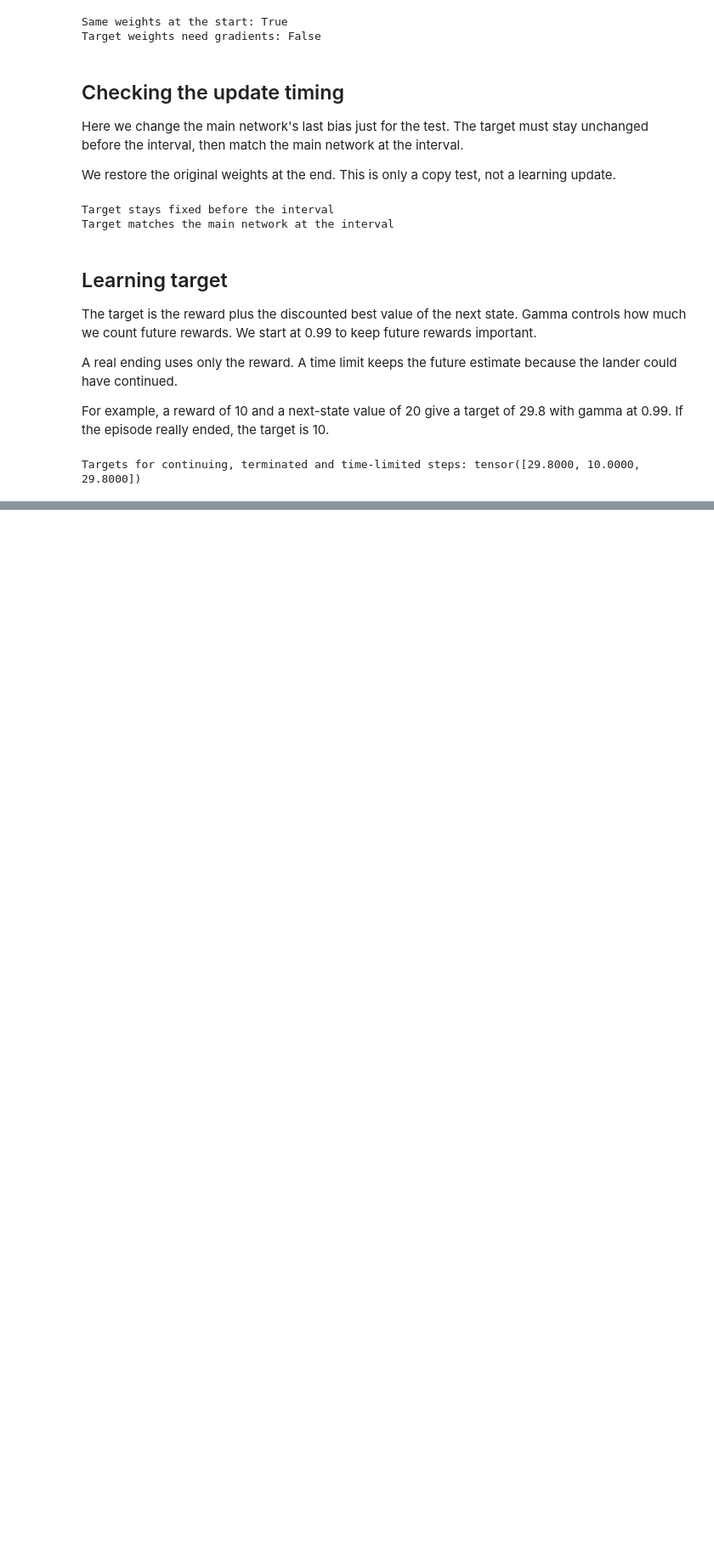
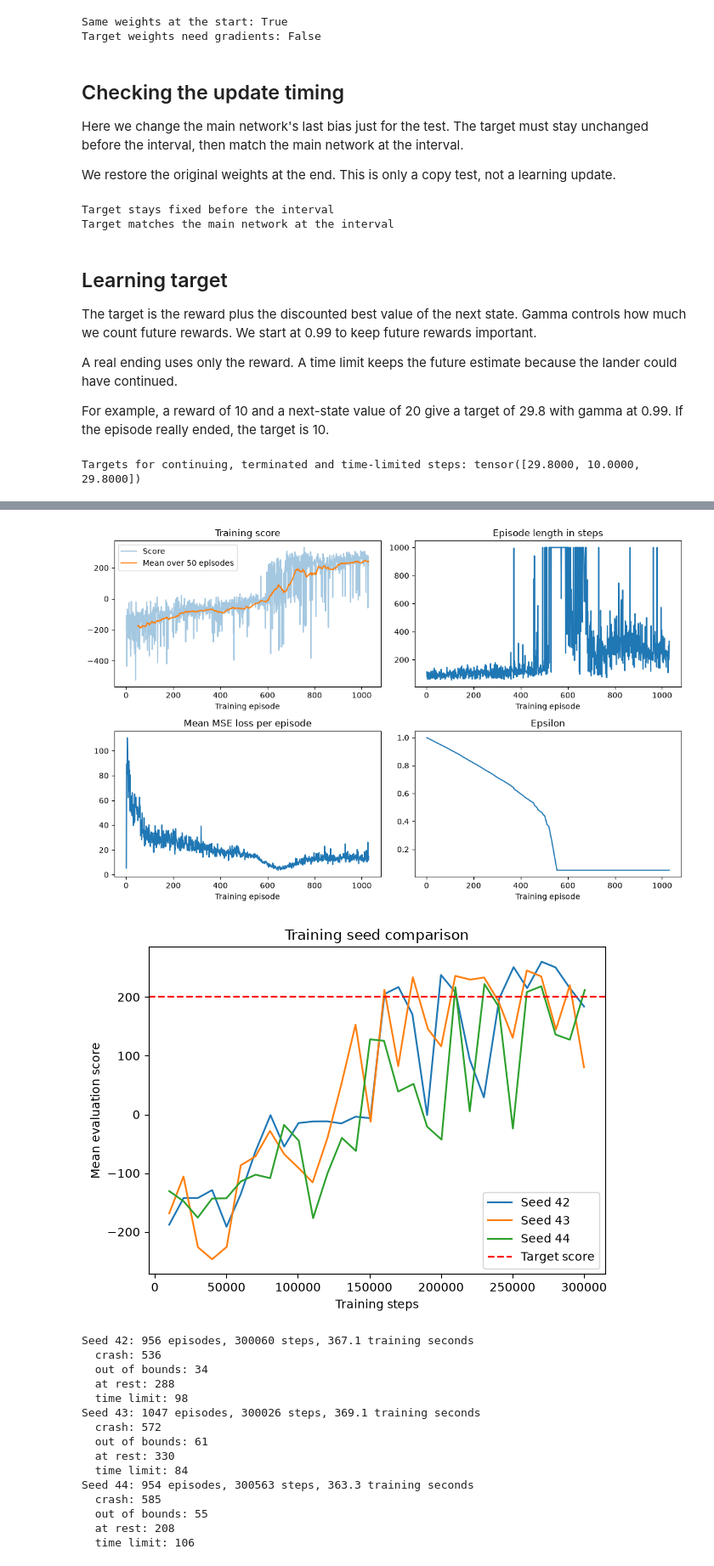
Before and after one commit to AlexandrG1209/starttrek, a Jupyter notebook: dqn.ipynb, the cells around one changed output, grey strips where cells are left out. Shown at 85% size. Saved outputs shown, nothing was run; the diff lists cells and outputs as text; code cells hidden in the pictures; blank space fills up the shorter version.

```diff
--- a/dqn.ipynb
+++ b/dqn.ipynb
@@ -787,0 +688,5 @@ The final evaluation still needs 100 episodes, several seeds and at least one co
+# %%
+other_runs = []
+for seed in TRAIN_SEEDS[1:]:
+    other_runs.append(get_run(seed, LEARNING_RATE, f"dqn_seed_{seed}"))
+all_runs = [main_run] + other_runs
@@ -787,0 +700,55 @@ The final evaluation still needs 100 episodes, several seeds and at least one co
+# %%
+plot_run = main_run if main_run["best_mean"] >= slower_run["best_mean"] else slower_run
+episodes = np.arange(1, len(plot_run["scores"]) + 1)
+window = min(50, len(episodes))
+moving_average = np.convolve(plot_run["scores"], np.ones(window) / window, mode="valid")
+
+fig, axes = plt.subplots(2, 2, figsize=(11, 7))
+axes[0, 0].plot(episodes, plot_run["scores"], alpha=0.4, label="Score")
+axes[0, 0].plot(episodes[window - 1:], moving_average, label="Mean over 50 episodes")
+axes[0, 0].set_title("Training score")
+axes[0, 0].legend()
+axes[0, 1].plot(episodes, plot_run["lengths"])
+axes[0, 1].set_title("Episode length in steps")
+axes[1, 0].plot(episodes, plot_run["losses"])
+axes[1, 0].set_title("Mean MSE loss per episode")
+axes[1, 1].plot(episodes, plot_run["epsilons"])
+axes[1, 1].set_title("Epsilon")
+for ax in axes.flat:
+    ax.set_xlabel("Training episode")
+plt.tight_layout()
+plt.show()
+
+for run in all_runs:
+    plt.plot(run["eval_steps"], run["eval_means"], label=f"Seed {run['seed']}")
+plt.axhline(200, color="red", linestyle="--", label="Target score")
+plt.xlabel("Training steps")
+plt.ylabel("Mean evaluation score")
+plt.title("Training seed comparison")
+plt.legend()
+plt.tight_layout()
+plt.show()
+
+for run in all_runs:
+    print(f"Seed {run['seed']}: {len(run['scores'])} episodes, {run['steps']} steps, "
+          f"{run['training_seconds']:.1f} training seconds")
+    for reason in ["crash", "out of bounds", "at rest", "time limit"]:
+        print(f"  {reason}: {run['endings'].count(reason)}")
+# %% [output]
+[figure, added]
+[figure, added]
+Seed 42: 956 episodes, 300060 steps, 367.1 training seconds
+  crash: 536
+  out of bounds: 34
+  at rest: 288
+  time limit: 98
+Seed 43: 1047 episodes, 300026 steps, 369.1 training seconds
+  crash: 572
+  out of bounds: 61
+  at rest: 330
+  time limit: 84
+Seed 44: 954 episodes, 300563 steps, 363.3 training seconds
+  crash: 585
+  out of bounds: 55
+  at rest: 208
+  time limit: 106
```
Also changed, not shown: parts of 45 cells of this notebook, 11 other files.
